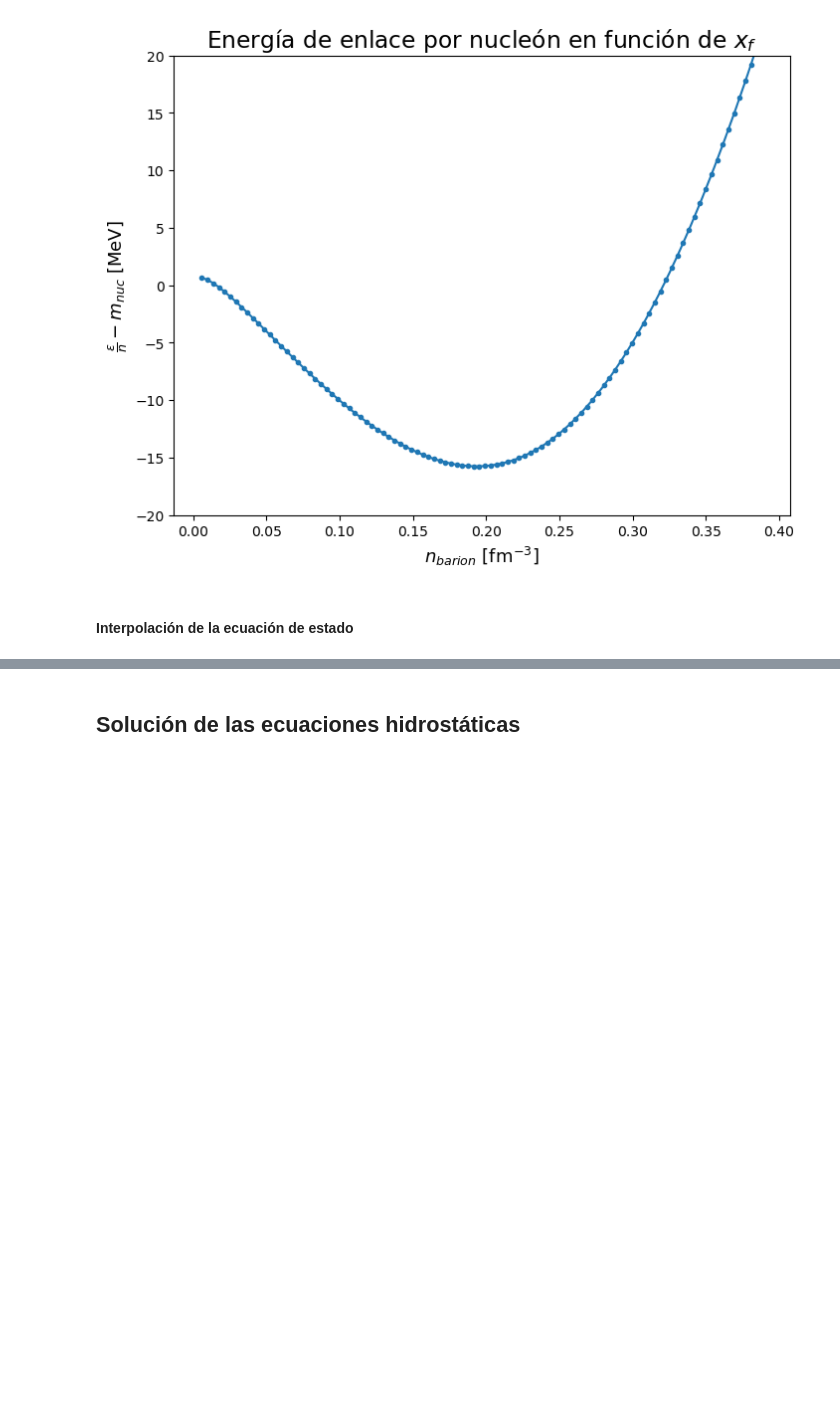
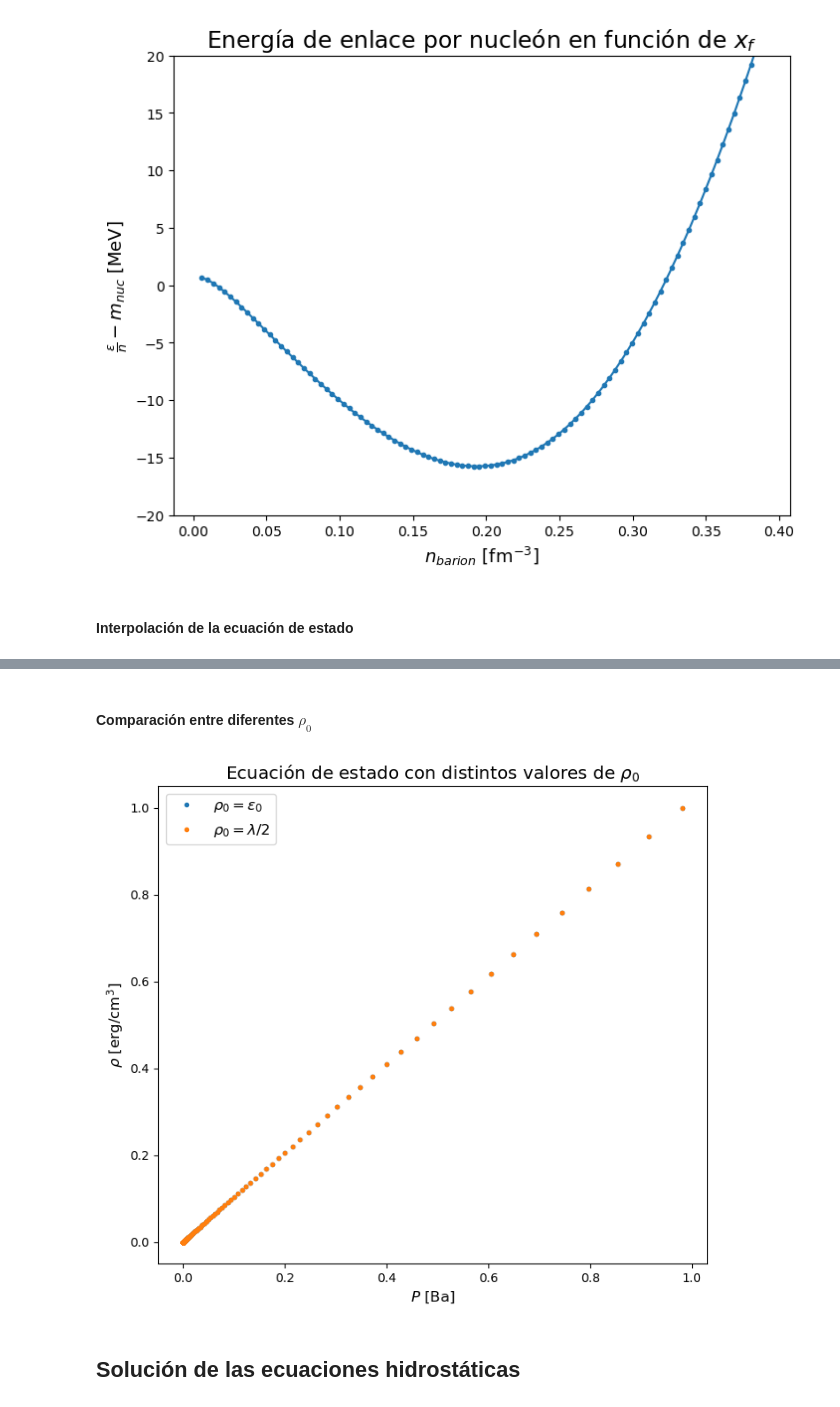
Before and after one commit to Vendetta0462/CalculosSimulaciones, a Jupyter notebook: NS_Structure/modelo_sigma-omega.ipynb, the cells around one changed output, grey strips where cells are left out. Saved outputs shown, nothing was run; the diff lists cells and outputs as text; code cells hidden in the pictures; blank space fills up the shorter version.

```diff
--- a/NS_Structure/modelo_sigma-omega.ipynb
+++ b/NS_Structure/modelo_sigma-omega.ipynb
@@ -251,4 +263,29 @@ plt.show()
 [figure]
+# %% [markdown]
+#### Comparación entre diferentes $\rho_0$
+# %%
+# Hallamos la densidad de energia central para n_max
+ee_0, _ = energia_presion(n_barion_max, A_sigma, A_omega, 1)
+
+# Obtenemos una interpolacion con rho_0 = ee_0 y otra con rho_0 = lambda/2 para comparar
+rho_P_0, presiones_0, energias_0, _, _ = EoS(n_barion, A_sigma, A_omega, ee_0, return_presion_cambio=True)
+rho_P_lambda, presiones_lambda, energias_lambda, _, _ = EoS(n_barion, A_sigma, A_omega, lambda_/2, return_presion_cambio=True)
+
+# Graficamos la ecuación de estado con distintos valores de rho_0
+plt.figure(figsize=(8, 7))
+# plt.plot(presiones, rho_P(presiones), label=r'$\rho_0 = \lambda/2$')
+plt.plot(presiones_0, rho_P_0(presiones_0), 'o', label=r'$\rho_0 = \epsilon_0$')
+plt.plot(presiones_lambda*lambda_/2/ee_0, rho_P_lambda(presiones_lambda)*lambda_/2/ee_0, 'o', label=r'$\rho_0 = \lambda/2$')
+# plt.loglog(presiones_lambda*lambda_/2/ee_0, rho_P_lambda(presiones_lambda)*lambda_/2/ee_0, 'o', label=r'$\rho_0 = \epsilon_0$ mult')
+# plt.xlabel(r'$P/\rho_0$')
+plt.xlabel(r'$P$ [Ba]')
+# plt.ylabel(r'$\rho/\rho_0$')
+plt.ylabel(r'$\rho$ [erg/cm$^3$]')
+plt.title(r'Ecuación de estado con distintos valores de $\rho_0$')
+plt.legend()
+plt.show()
+# %% [output]
+[figure, added]
 # %% [markdown]
 ## Solución de las ecuaciones hidrostáticas
 # %% [markdown]
```
Also changed, not shown: parts of 8 cells of this notebook, 1 other file.
